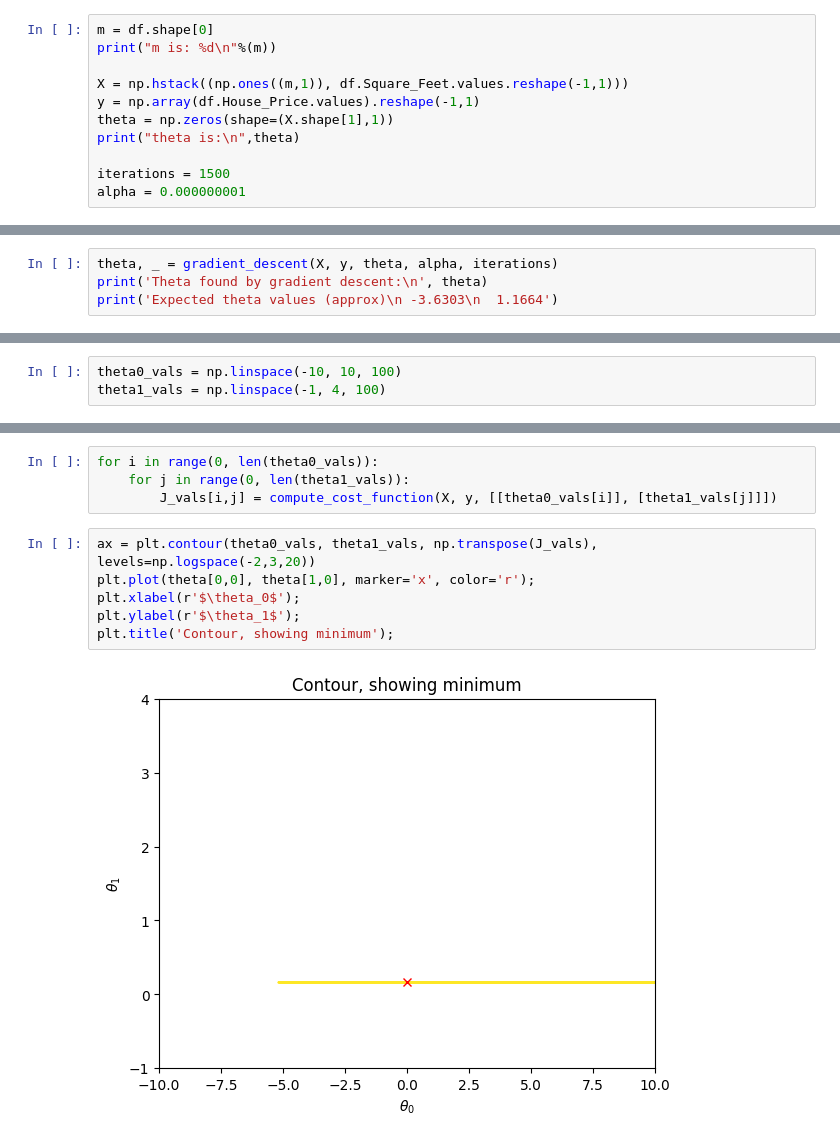
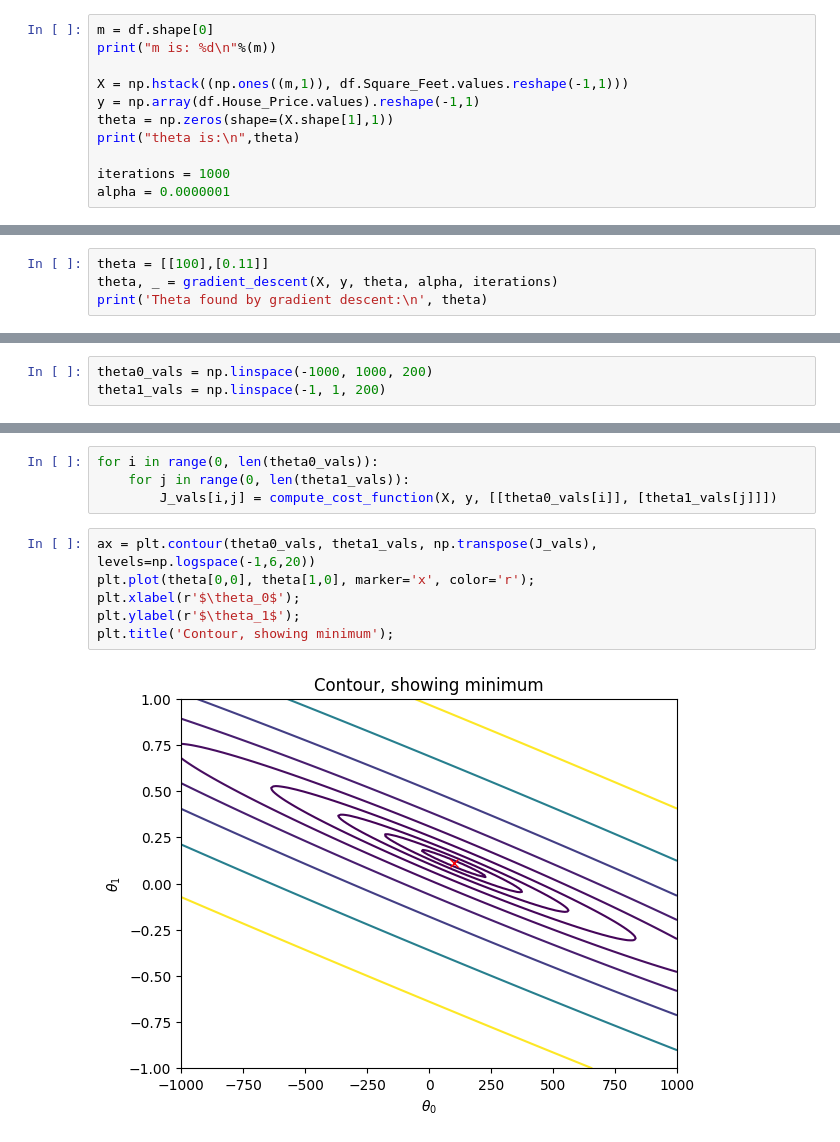
Before and after one commit to truongvinh97/Machine-Learning, a Jupyter notebook: Linear-Regression/Ex1_Linear_Regression.ipynb, the cells around one changed output, grey strips where cells are left out. Drawn from its saved outputs; the diff is of its cells as text.

```diff
--- a/Linear-Regression/Ex1_Linear_Regression.ipynb
+++ b/Linear-Regression/Ex1_Linear_Regression.ipynb
@@ -70,8 +70,8 @@ y = np.array(df.House_Price.values).reshape(-1,1)
 theta = np.zeros(shape=(X.shape[1],1))
 print("theta is:\n",theta)
 
-iterations = 1500
-alpha = 0.000000001
+iterations = 1000
+alpha = 0.0000001
 # %% [output]
 m is: 10
 
@@ -119,8 +125,8 @@ def gradient_descent(X, y, theta, alpha, num_iters):
 
     return theta, J_history
 # %%
+theta = [[100],[0.11]]
 theta, _ = gradient_descent(X, y, theta, alpha, iterations)
 print('Theta found by gradient descent:\n', theta)
-print('Expected theta values (approx)\n -3.6303\n  1.1664')
 # %% [output]
 Theta found by gradient descent:
@@ -152,8 +155,8 @@ f'For Square Feet = 1800, we predict a House Price of {y_pred[0]*1000}'
 The cost function $J(\theta)$ is bowl-shaped and has a global mininum. This minimum is the optimal point for
 $\theta_{0}$ and $\theta_{1}$, and each step of gradient descent moves closer to this point.
 # %%
-theta0_vals = np.linspace(-10, 10, 100)
-theta1_vals = np.linspace(-1, 4, 100)
+theta0_vals = np.linspace(-1000, 1000, 200)
+theta1_vals = np.linspace(-1, 1, 200)
 # %%
 J_vals = np.zeros(shape=(len(theta0_vals), len(theta1_vals)))
 # %%
@@ -161,10 +164,10 @@ for i in range(0, len(theta0_vals)):
     for j in range(0, len(theta1_vals)):
         J_vals[i,j] = compute_cost_function(X, y, [[theta0_vals[i]], [theta1_vals[j]]])
 # %%
-ax = plt.contour(theta0_vals, theta1_vals, np.transpose(J_vals), levels=np.logspace(-2,3,20))
+ax = plt.contour(theta0_vals, theta1_vals, np.transpose(J_vals), levels=np.logspace(-1,6,20))
 plt.plot(theta[0,0], theta[1,0], marker='x', color='r');
 plt.xlabel(r'$\theta_0$');
 plt.ylabel(r'$\theta_1$');
 plt.title('Contour, showing minimum');
 # %% [output]
-[figure, old version]
+[figure, new version]
```
Also changed, not shown: parts of 9 cells of this notebook, 1 other file.
